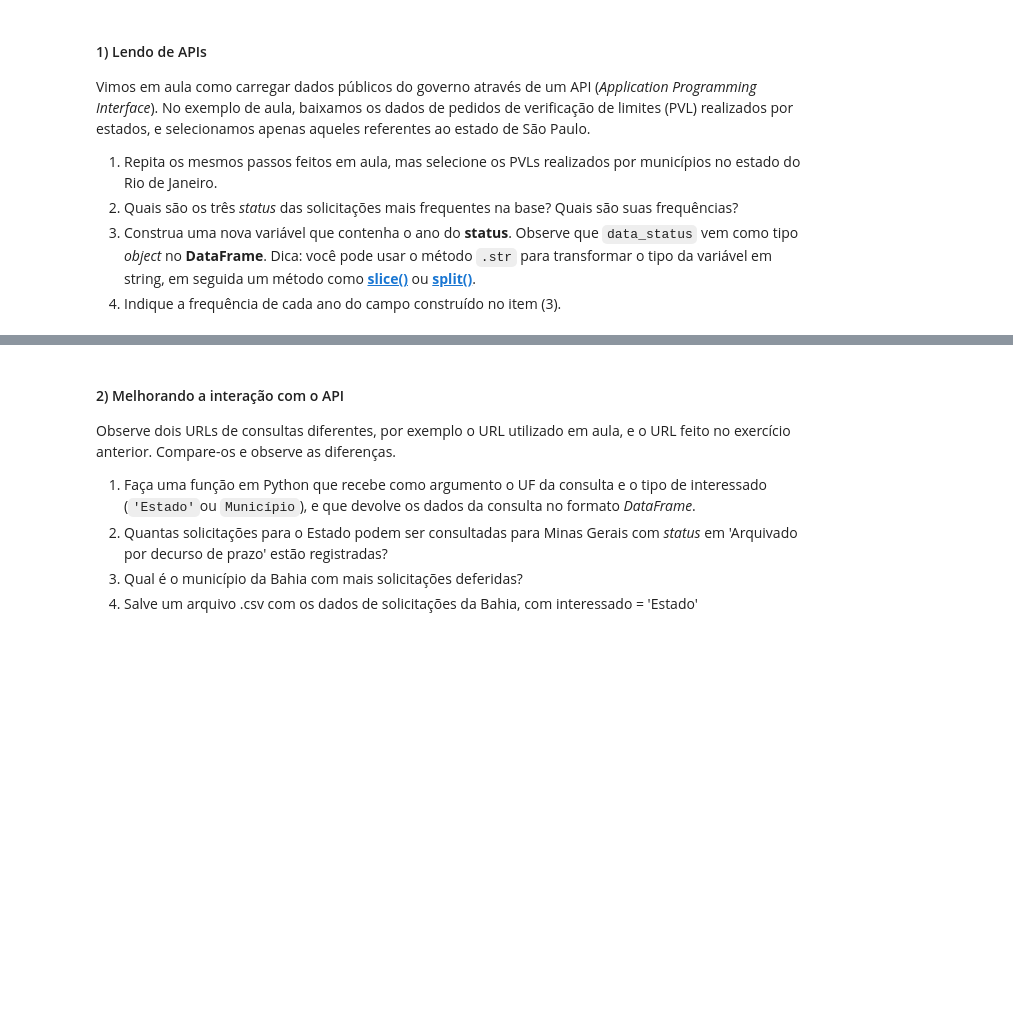
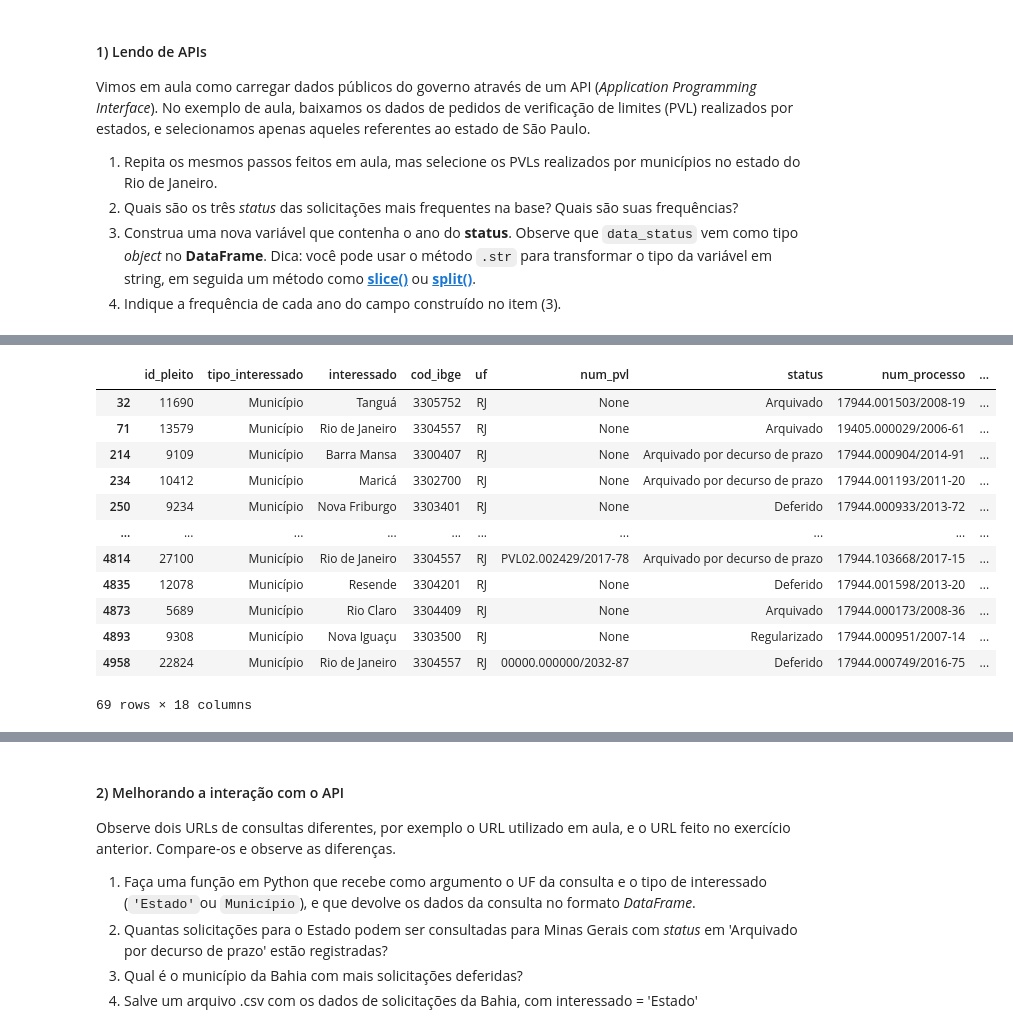
Before and after one commit to DDricko/Ciencia_de_dados_Ebac, a Jupyter notebook: Profissão_Cientista_de_Dados_M4_Tarefa_aulas_06_a_08.ipynb, the cells around one changed output, grey strips where cells are left out. Drawn from its saved outputs; the diff is of its cells as text; code cells hidden in the pictures; blank space fills up the shorter version.

```diff
--- a/Profissão_Cientista_de_Dados_M4_Tarefa_aulas_06_a_08.ipynb
+++ b/Profissão_Cientista_de_Dados_M4_Tarefa_aulas_06_a_08.ipynb
@@ -27,0 +27,7 @@ Vimos em aula como carregar dados públicos do governo através de um API (*Appl
+# %%
+url = 'https://apidatalake.tesouro.gov.br/ords/sadipem/tt/pvl'
+# %%
+r = requests.get(url)
+data_json = r.json()
+df = pd.DataFrame(data_json['items'])
+df.head()
@@ -27,0 +41,17 @@ Vimos em aula como carregar dados públicos do governo através de um API (*Appl
+# %%
+df_rj = df[df['uf'] == 'RJ']
+df_rj
+# %% [output]
+|  | id_pleito | tipo_interessado | interessado | cod_ibge | uf | num_pvl | status | num_processo | ... |
+| 32 | 11690 | Município | Tanguá | 3305752 | RJ | None | Arquivado | 17944.001503/2008-19 | ... |
+| 71 | 13579 | Município | Rio de Janeiro | 3304557 | RJ | None | Arquivado | 19405.000029/2006-61 | ... |
+| 214 | 9109 | Município | Barra Mansa | 3300407 | RJ | None | Arquivado por decurso de prazo | 17944.000904/2014-91 | ... |
+| 234 | 10412 | Município | Maricá | 3302700 | RJ | None | Arquivado por decurso de prazo | 17944.001193/2011-20 | ... |
+| 250 | 9234 | Município | Nova Friburgo | 3303401 | RJ | None | Deferido | 17944.000933/2013-72 | ... |
+| ... | ... | ... | ... | ... | ... | ... | ... | ... | ... |
+| 4814 | 27100 | Município | Rio de Janeiro | 3304557 | RJ | PVL02.002429/2017-78 | Arquivado por decurso de prazo | 17944.103668/2017-15 | ... |
+| 4835 | 12078 | Município | Resende | 3304201 | RJ | None | Deferido | 17944.001598/2013-20 | ... |
+| 4873 | 5689 | Município | Rio Claro | 3304409 | RJ | None | Arquivado | 17944.000173/2008-36 | ... |
+| 4893 | 9308 | Município | Nova Iguaçu | 3303500 | RJ | None | Regularizado | 17944.000951/2007-14 | ... |
+| 4958 | 22824 | Município | Rio de Janeiro | 3304557 | RJ | 00000.000000/2032-87 | Deferido | 17944.000749/2016-75 | ... |
+69 rows × 18 columns
```
Also changed, not shown: parts of 13 cells of this notebook.
